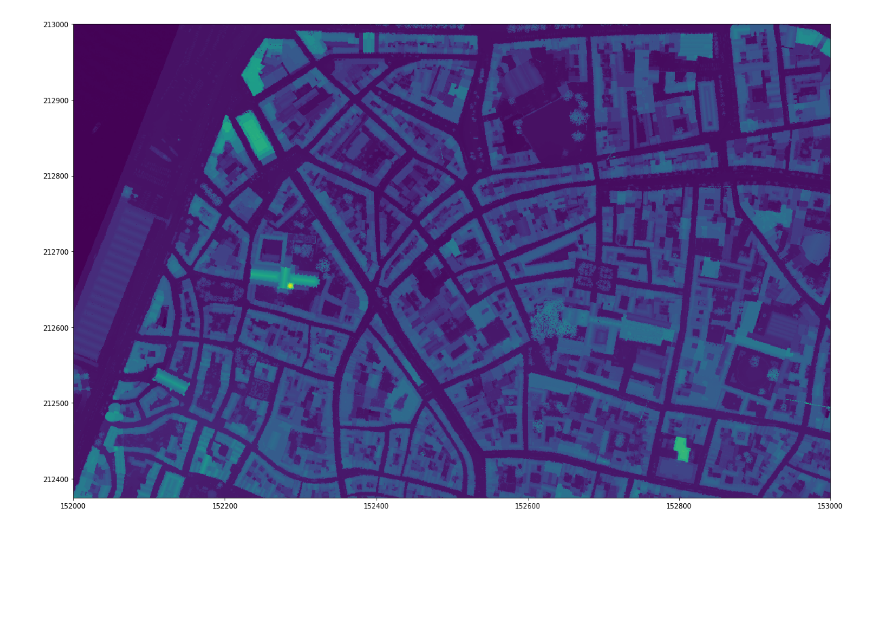
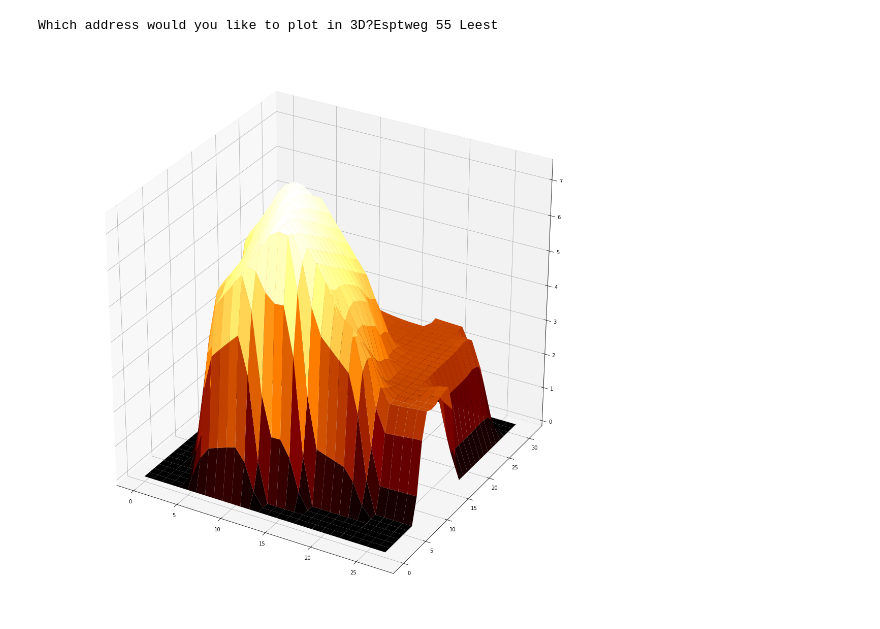
Before and after one commit to SeppeSeghers/MyPlayground, a Jupyter notebook: 3D-House-Project/Code/3d_plotter.ipynb, the cells around one changed output. Cells and saved outputs as stored; diff of their text form; code cells hidden in the pictures; blank space fills up the shorter version.

```diff
--- a/3D-House-Project/Code/3d_plotter.ipynb
+++ b/3D-House-Project/Code/3d_plotter.ipynb
@@ -53,5 +37,3 @@ def address_lookup(addr:str, debug=False):
         if debug: print(f"{k}: {v}")
         ret_dict[k] = [v]
     return ret_dict
-
-my_address = address_lookup("kouter 1a leest", True)
@@ -95,6 +67,3 @@ def show_polygon(poly):
         ax.set_aspect('equal')
         plt.plot(x, y, scalex=1, scaley=1)
         plt.show
-
-my_poly = hedi_api(my_address, True)
-show_polygon(my_poly)
@@ -244,23 +109,0 @@ Found.
-# %%
-from rasterio import mask as riomask
-
-tif = "/media/seppe/DiskSpaceInvader/3DHouseData/DHMVIIDSMRAS1m_k15/GeoTIFF/DHMVIIDSMRAS1m_k15_1_2_1_1_0.tif"
-shp = get_shape_file(tif)
-
-fig, ax = plt.subplots(1, figsize=(20, 20))
-with fiona.open(shp, "r") as shapefile:
-    shapes = [feature["geometry"] for feature in shapefile]
-    with rio.open(tif) as src:
-        out_image, out_transform = riomask.mask(src, shapes, crop=True)
-        out_meta = src.meta
-        out_meta.update({"driver": "GTiff",
-                         "height": out_image.shape[1],
-                         "width": out_image.shape[2],
-                         "transform": out_transform})
-        with rio.open("masked.tif", "w", **out_meta) as dest:
-            dest.write(out_image)
-
-show(rio.open("masked.tif"))
-plt.show()
-# %% [output]
-[figure, removed]
@@ -299,0 +189,21 @@ fig.show()
+# %%
+def house_plot(debug=False):
+    start_time = time.time()
+    address_str = input("Which address would you like to plot in 3D?")
+    my_address = address_lookup(address_str,debug)
+    my_poly = hedi_api(my_address, debug)
+    if debug: show_polygon(my_poly)
+    my_tifs = find_tiles(lookup_panda, my_poly, debug)
+    masks = auto_mask(lookup_panda, my_tifs, my_poly, address_str, debug)
+    plot_building(masks,2,debug)
+    end_time = time.time()
+    print(f"Elapsed time: {round(end_time-start_time, 2)} seconds")
+    if input("Would you like to start again? (y|n)") == 'y':
+        return house_plot(debug)
+    else:
+        return
+# %%
+house_plot()
+# %% [output]
+Which address would you like to plot in 3D?Esptweg 55 Leest
+[figure, added]
```
Also changed, not shown: parts of 11 cells of this notebook, 1 other file.
